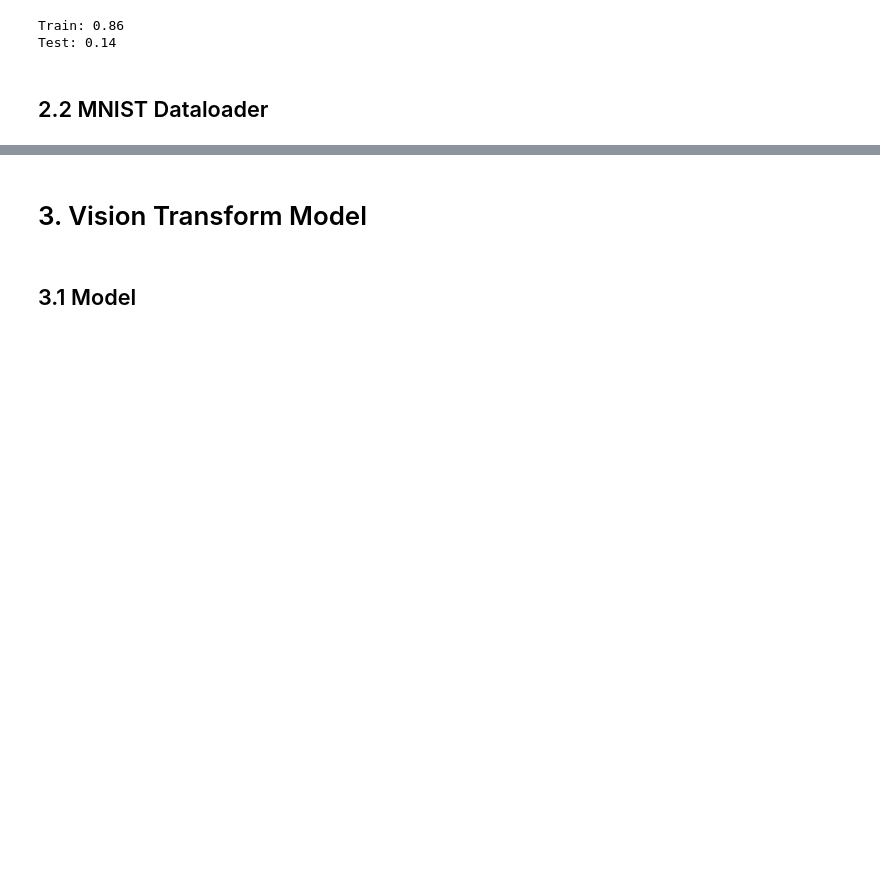
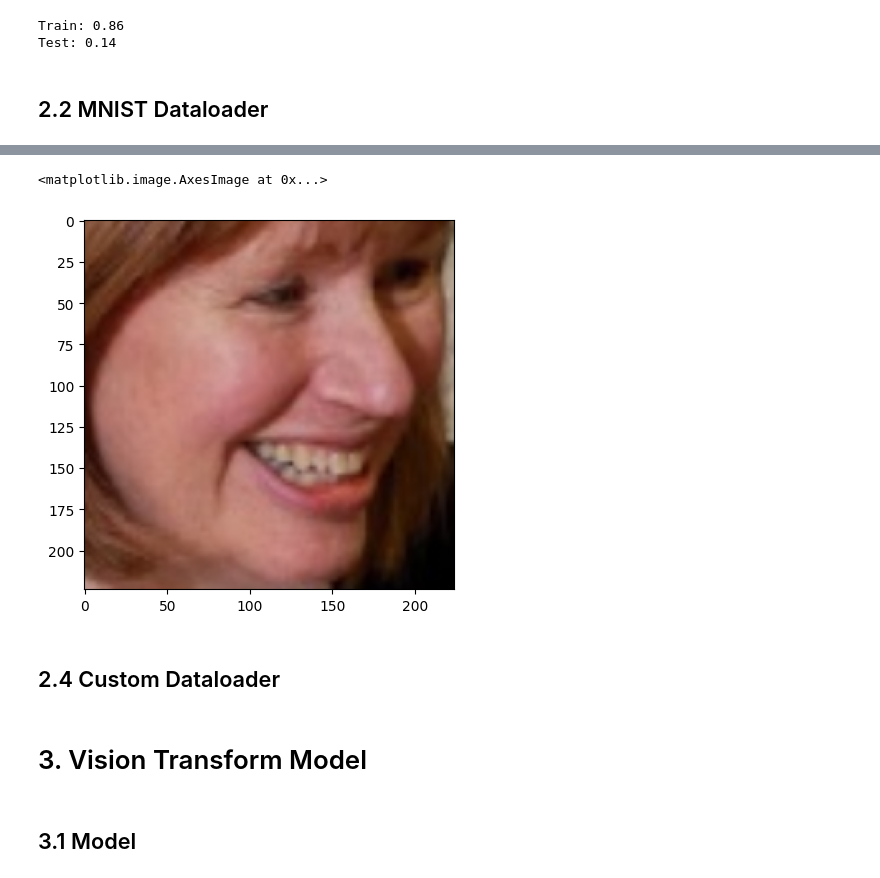
Before and after one commit to Migliorin/Image-Denoising, a Jupyter notebook: notebooks/ModelScripts/Train-Model.ipynb, the cells around one changed output, grey strips where cells are left out. Drawn from its saved outputs; the diff is of its cells as text; code cells hidden in the pictures; blank space fills up the shorter version.

```diff
--- a/notebooks/ModelScripts/Train-Model.ipynb
+++ b/notebooks/ModelScripts/Train-Model.ipynb
@@ -99,0 +137,7 @@ mnist_dataloader_test = DataLoader(
+# %%
+plt.imshow(val_dataset.__getitem__(10)[0].permute(1, 2, 0))
+# %% [output]
+<matplotlib.image.AxesImage at 0x...>
+[figure, added]
+# %% [markdown]
+## 2.4 Custom Dataloader
```
Also changed, not shown: parts of 15 cells of this notebook, 1 other file.
